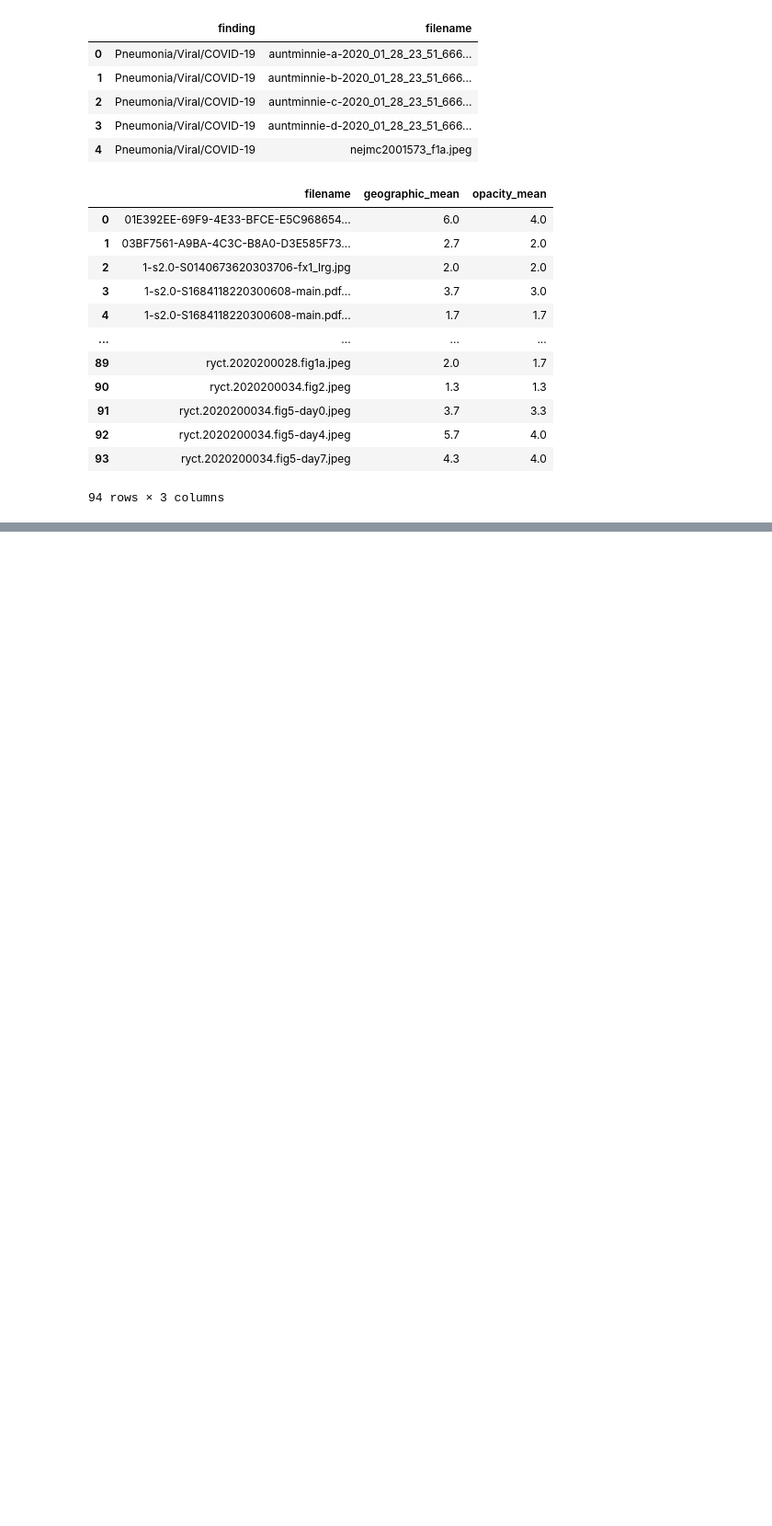
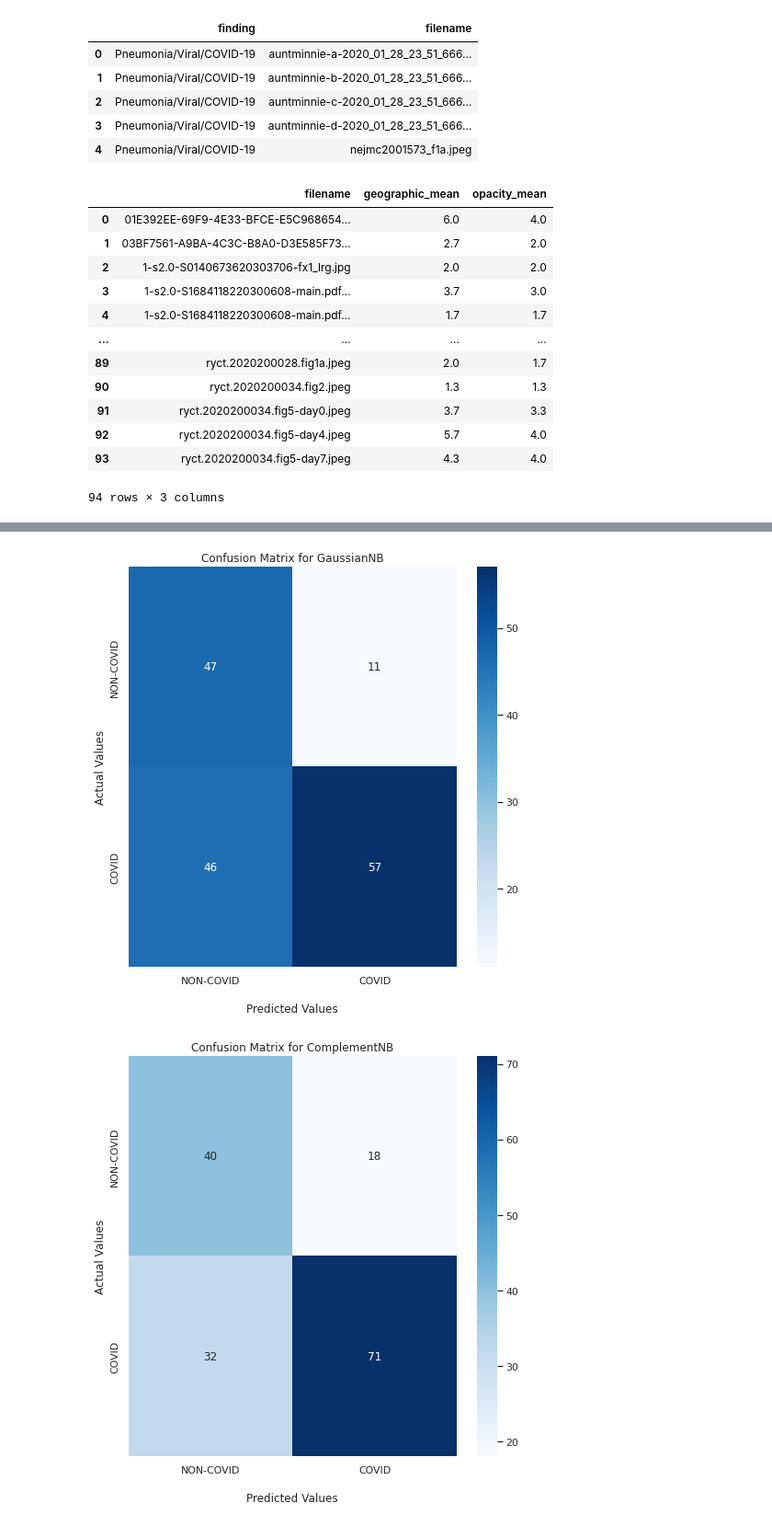
Before and after one commit to AdwaitB/ML-Spring-22, a Jupyter notebook: baseline_github.ipynb, the cells around one changed output, grey strips where cells are left out. Shown: that part at 92% size. Saved outputs shown, nothing was run; the diff lists cells and outputs as text; code cells hidden in the pictures; blank space fills up the shorter version.

```diff
--- a/baseline_github.ipynb
+++ b/baseline_github.ipynb
@@ -226,0 +236,4 @@ roc_auc_score(y_train, MLPClassifier(learning_rate='adaptive', max_iter=300).fit
+# %%
+fits = [ model.fit(X_train, y_train) for model in models ]
+# %%
+predictions = [ model.predict(X_test) for model in models ]
@@ -226,0 +266,22 @@ roc_auc_score(y_train, MLPClassifier(learning_rate='adaptive', max_iter=300).fit
+# %%
+confusion_matrices = [ confusion_matrix(y_test, prediction, labels=unique_bitmasks) for prediction in predictions ]
+# %%
+def plot_confusion_matrix(confusion_matrix, title):
+  sns.set(rc={"figure.figsize":(8, 8)})
+  ax = sns.heatmap(confusion_matrix, annot=True, cmap='Blues')
+
+  ax.set_title("Confusion Matrix for " + title);
+  ax.set_xlabel('\nPredicted Values')
+  ax.set_ylabel('Actual Values');
+
+  ax.xaxis.set_ticklabels(['NON-COVID','COVID'])
+  ax.yaxis.set_ticklabels(['NON-COVID','COVID'])
+
+  ## Display the visualization of the Confusion Matrix.
+  plt.show()
+# %%
+for i in range(len(model_names)):
+  plot_confusion_matrix(confusion_matrices[i], model_names[i])
+# %% [output]
+[figure, added]
+[figure, added]
```
Also changed, not shown: parts of 40 cells of this notebook.
